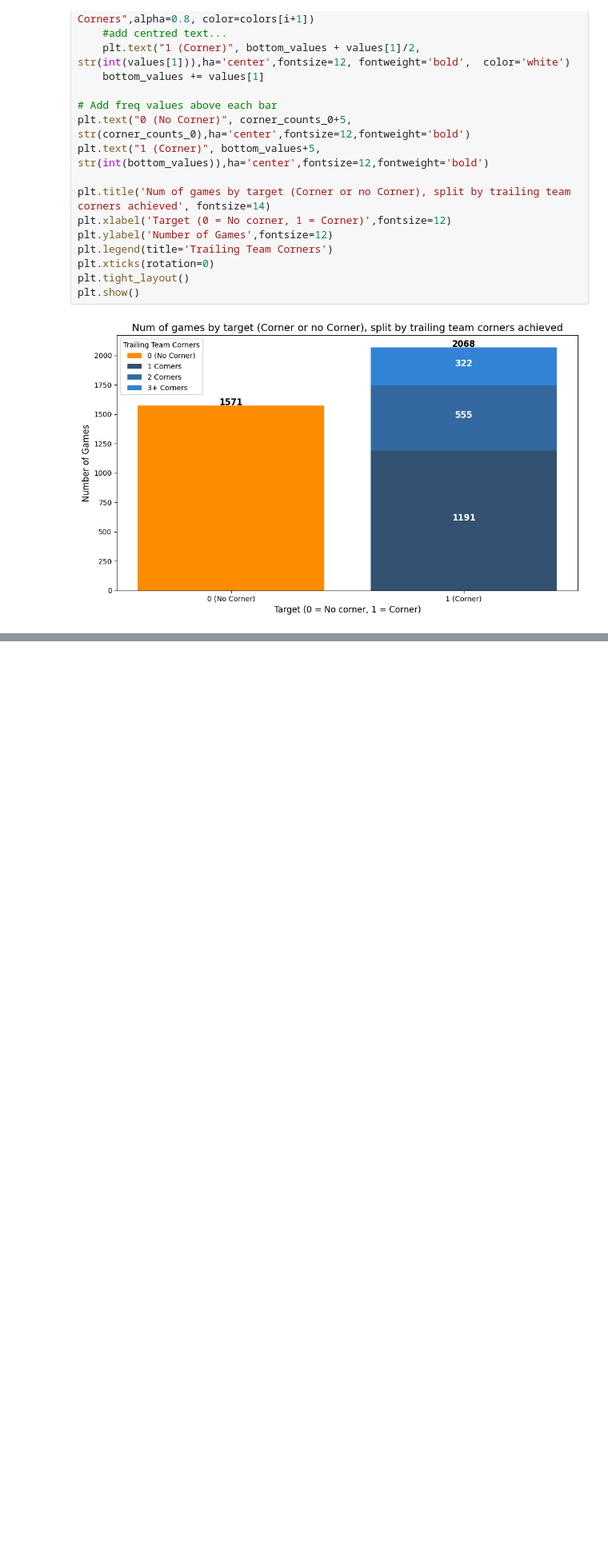
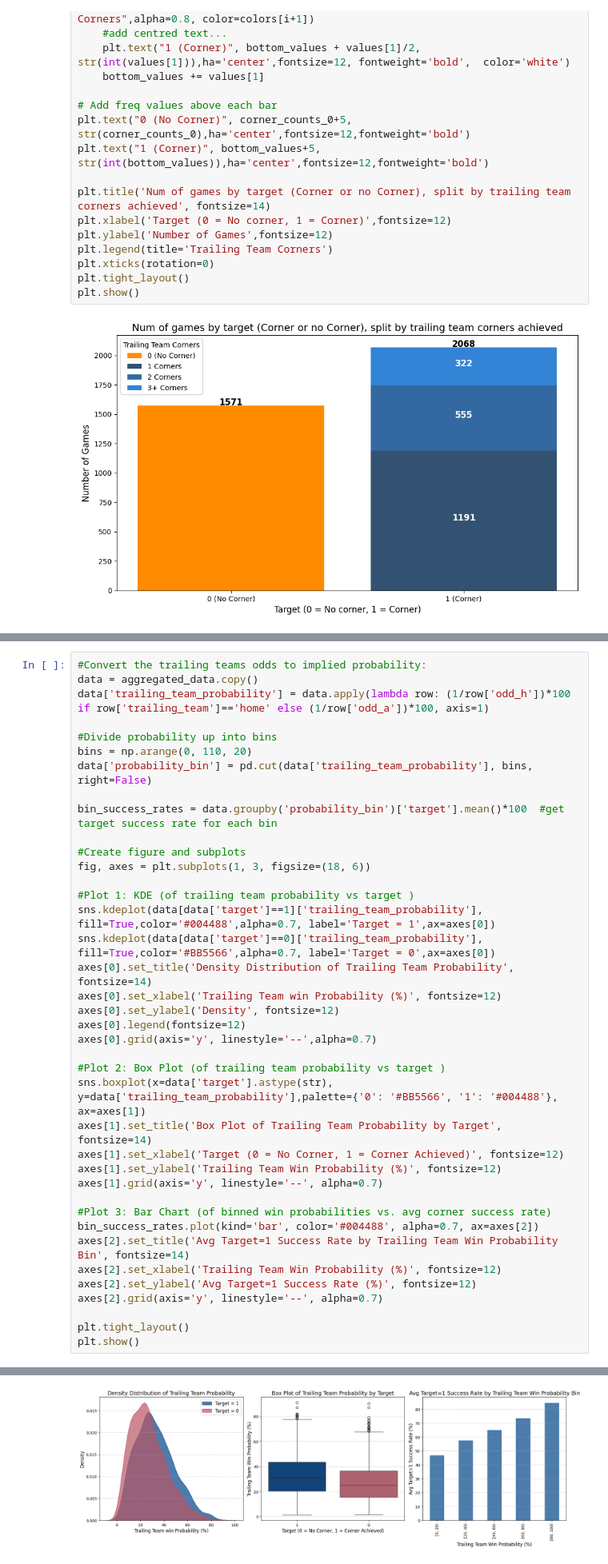
Before and after one commit to JoshuaGraham14/football-corner-prediction, a Jupyter notebook: notebooks/02.03_kaggle_aggregate_analysis_trailing.ipynb, the cells around one changed output, grey strips where cells are left out. Shown: that part at 80% size. Drawn from its saved outputs; the diff is of its cells as text; blank space fills up the shorter version.

Commit message:
Explore correlation between trailing team probability and target

```diff
--- a/notebooks/02.03_kaggle_aggregate_analysis_trailing.ipynb
+++ b/notebooks/02.03_kaggle_aggregate_analysis_trailing.ipynb
@@ -198,0 +209,40 @@ plt.show()
+# %%
+#Convert the trailing teams odds to implied probability:
+data = aggregated_data.copy()
+data['trailing_team_probability'] = data.apply(lambda row: (1/row['odd_h'])*100 if row['trailing_team']=='home' else (1/row['odd_a'])*100, axis=1)
+
+#Divide probability up into bins
+bins = np.arange(0, 110, 20)
+data['probability_bin'] = pd.cut(data['trailing_team_probability'], bins, right=False)
+
+bin_success_rates = data.groupby('probability_bin')['target'].mean()*100  #get target success rate for each bin
+
+#Create figure and subplots
+fig, axes = plt.subplots(1, 3, figsize=(18, 6))
+
+#Plot 1: KDE (of trailing team probability vs target )
+sns.kdeplot(data[data['target']==1]['trailing_team_probability'], fill=True,color='#004488',alpha=0.7, label='Target = 1',ax=axes[0])
+sns.kdeplot(data[data['target']==0]['trailing_team_probability'], fill=True,color='#BB5566',alpha=0.7, label='Target = 0',ax=axes[0])
+axes[0].set_title('Density Distribution of Trailing Team Probability', fontsize=14)
+axes[0].set_xlabel('Trailing Team win Probability (%)', fontsize=12)
+axes[0].set_ylabel('Density', fontsize=12)
+axes[0].legend(fontsize=12)
+axes[0].grid(axis='y', linestyle='--',alpha=0.7)
+
+#Plot 2: Box Plot (of trailing team probability vs target )
+sns.boxplot(x=data['target'].astype(str), y=data['trailing_team_probability'],palette={'0': '#BB5566', '1': '#004488'}, ax=axes[1])
+axes[1].set_title('Box Plot of Trailing Team Probability by Target', fontsize=14)
+axes[1].set_xlabel('Target (0 = No Corner, 1 = Corner Achieved)', fontsize=12)
+axes[1].set_ylabel('Trailing Team Win Probability (%)', fontsize=12)
+axes[1].grid(axis='y', linestyle='--', alpha=0.7)
+
+#Plot 3: Bar Chart (of binned win probabilities vs. avg corner success rate)
+bin_success_rates.plot(kind='bar', color='#004488', alpha=0.7, ax=axes[2])
+axes[2].set_title('Avg Target=1 Success Rate by Trailing Team Win Probability Bin', fontsize=14)
+axes[2].set_xlabel('Trailing Team Win Probability (%)', fontsize=12)
+axes[2].set_ylabel('Avg Target=1 Success Rate (%)', fontsize=12)
+axes[2].grid(axis='y', linestyle='--', alpha=0.7)
+
+plt.tight_layout()
+plt.show()
+# %% [output]
@@ -198,0 +252 @@ plt.show()
+[figure, added]
```
Also changed, not shown: parts of 3 cells of this notebook.
